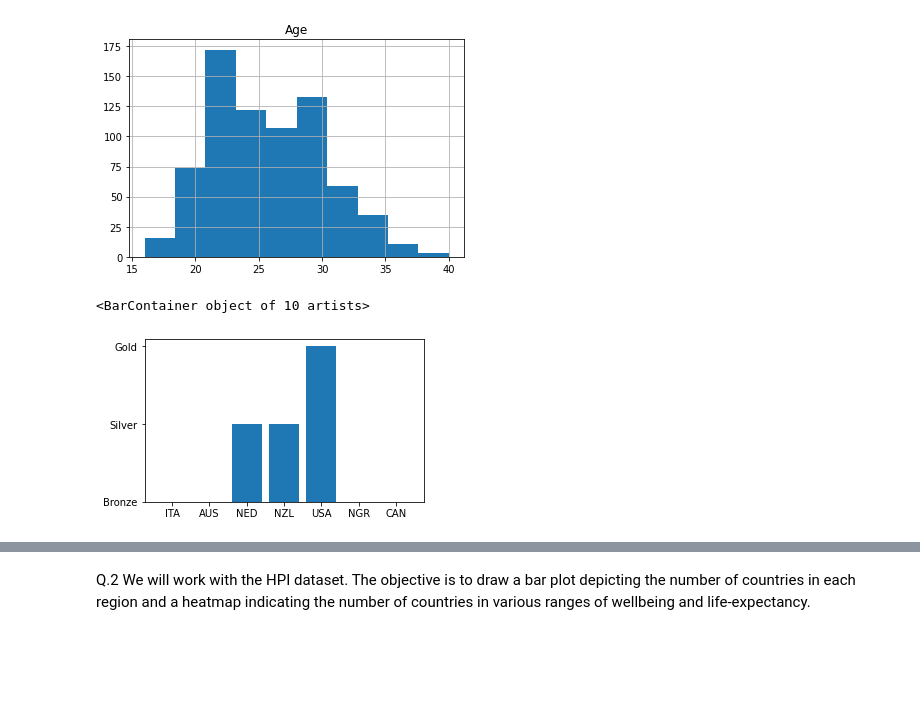
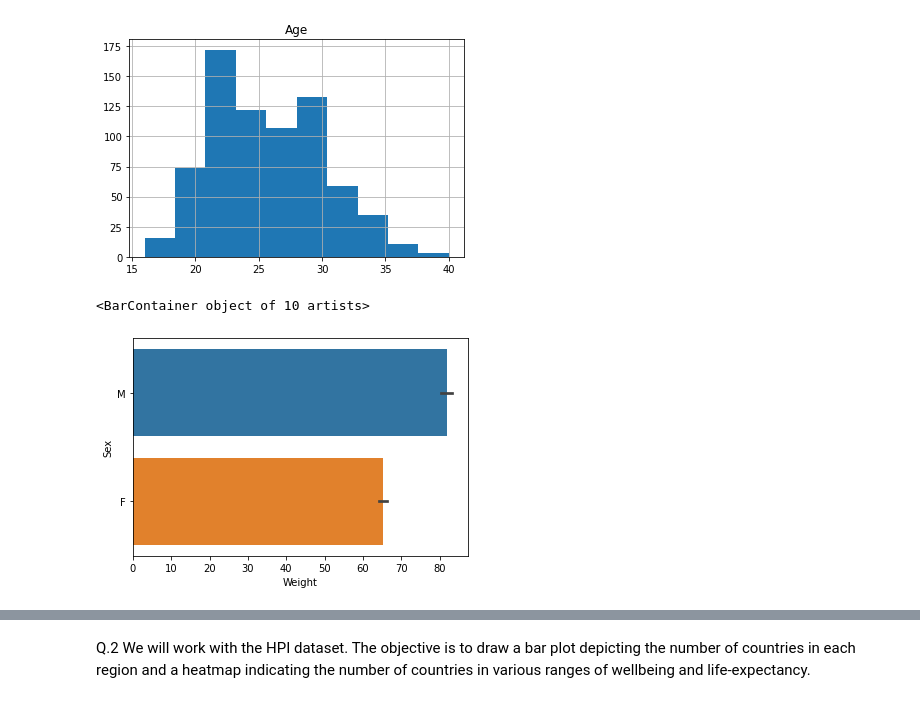
Before and after one commit to RealDogDad/exoplanetary-extrapolation, a Jupyter notebook: assignments/assignment-5a.ipynb, the cells around one changed output, grey strips where cells are left out. Saved outputs shown, nothing was run; the diff lists cells and outputs as text; code cells hidden in the pictures; blank space fills up the shorter version.

```diff
--- a/assignments/assignment-5a.ipynb
+++ b/assignments/assignment-5a.ipynb
@@ -102,12 +102,14 @@ array([[<AxesSubplot:title={'center':'Age'}>]], dtype=object)
 #Q.1.f Generate a bar plot indicating how many medals were won by each country's team in the top five sports in 2016.
 medals_by_country = top_five[['NOC','Medal']]
 medals_by_country = medals_by_country.head(10)
-figs, axs = plt.subplots(1,1, figsize=(5,3))
 axs.bar(medals_by_country['NOC'],medals_by_country['Medal'])
 # %% [output]
 <BarContainer object of 10 artists>
-[figure, removed]
 # %%
 #Q.1.g Generate a bar plot indicating the average weight of players, categorized based on gender, winning in the top five sports in 2016.
+weight_by_gender = top_five[['Weight','Sex']]
+ax = sns.barplot(x='Weight', y="Sex", data=weight_by_gender)
+# %% [output]
+[figure, added]
 # %%
 #Q.1.h Create a scatter plot with x=height and y=weight.
```
Also changed, not shown: parts of 7 cells of this notebook.
